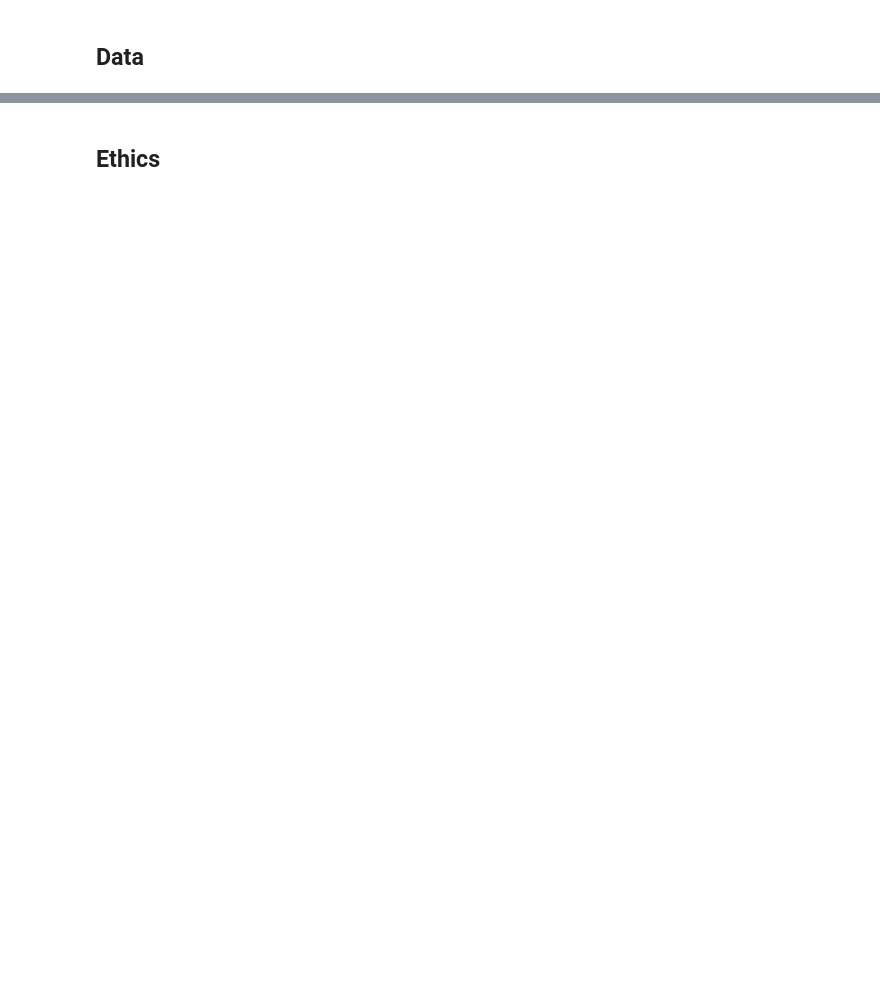
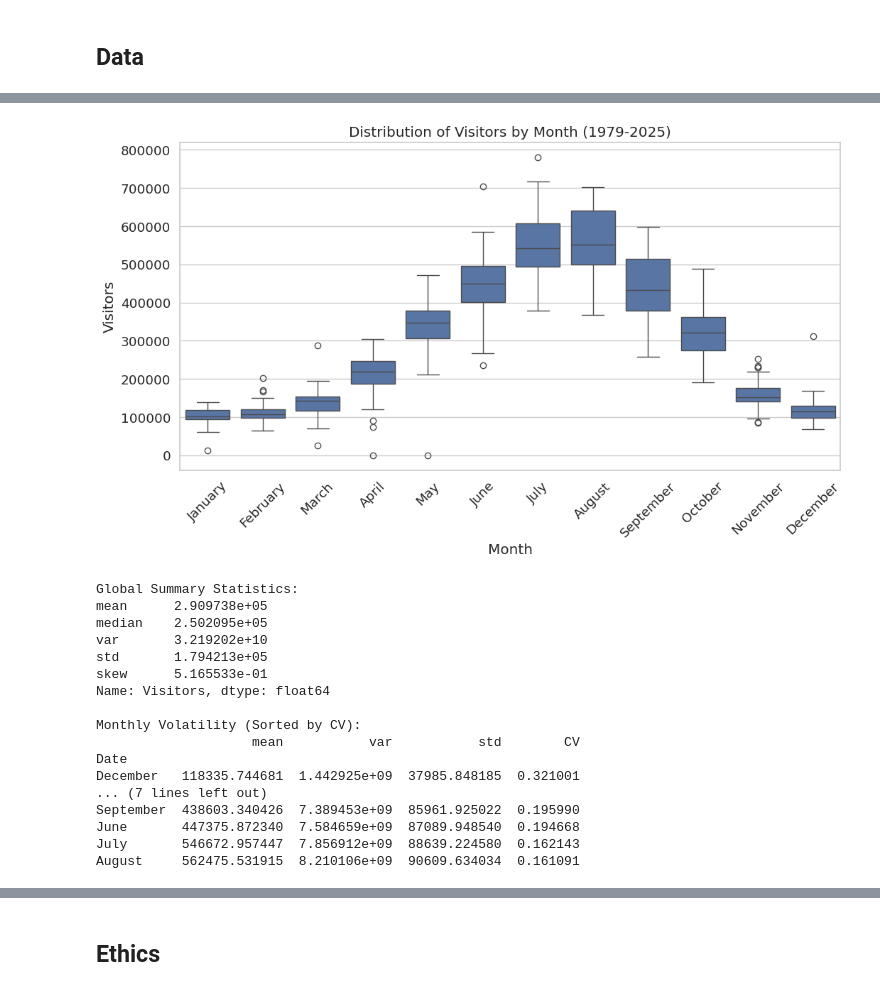
Before and after one commit to COGS108/Group046_WI26, a Jupyter notebook: 03-FinalProject.ipynb, the cells around one changed output, grey strips where cells are left out. Saved outputs shown, nothing was run; the diff lists cells and outputs as text; code cells hidden in the pictures; blank space fills up the shorter version.

```diff
--- a/03-FinalProject.ipynb
+++ b/03-FinalProject.ipynb
@@ -126,0 +734,69 @@ Some more words and stuff.  Remember notebooks work best if you interleave the c
+# %%
+import pandas as pd
+import numpy as np
+import statsmodels.api as sm
+import matplotlib.pyplot as plt
+import seaborn as sns
+
+#import data
+df = pd.read_csv(('data/02-processed/yosemite_visitors_cleaned.csv'), index_col='Date', parse_dates=True)
+
+df['Month'] = df.index.month_name()
+
+#plot data
+plt.figure(figsize=(12, 6))
+sns.boxplot(x='Month', y='Visitors', data=df,
+            order=['January', 'February', 'March', 'April', 'May', 'June',
+                   'July', 'August', 'September', 'October', 'November', 'December'])
+plt.title('Distribution of Visitors by Month (1979-2025)')
+plt.xticks(rotation=45)
+plt.show()
+
+#---------------
+# Load and prepare data
+df = pd.read_csv('data/02-processed/yosemite_visitors_cleaned.csv')
+df['Date'] = pd.to_datetime(df['Date'])
+df = df.sort_values('Date').set_index('Date')
+
+# Global Variance and Distribution Stats
+global_stats = df['Visitors'].agg(['mean', 'median', 'var', 'std', 'skew'])
+
+# Monthly Volatility, Grouping by month to see seasonal variance
+# Coeff of var CV = std / mean
+monthly_stats = df.groupby(df.index.month_name())['Visitors'].agg(['mean', 'var', 'std'])
+monthly_stats['CV'] = monthly_stats['std'] / monthly_stats['mean']
+
+# 3.variation by decade
+df['Decade'] = (df.index.year // 10) * 10
+decade_stats = df.groupby('Decade')['Visitors'].agg(['mean', 'var', 'std'])
+decade_stats['CV'] = decade_stats['std'] / decade_stats['mean']
+
+# 4.YoY % Change
+annual_totals = df['Visitors'].resample('A').sum()
+yoy_growth = annual_totals.pct_change()
+growth_variance = yoy_growth.var()
+
+# Display Results
+print("Global Summary Statistics:")
+print(global_stats)
+print("\nMonthly Volatility (Sorted by CV):")
+print(monthly_stats.sort_values('CV', ascending=False))
+# %% [output]
+[figure, added]
+Global Summary Statistics:
+mean      2.909738e+05
+median    2.502095e+05
+var       3.219202e+10
+std       1.794213e+05
+skew      5.165533e-01
+Name: Visitors, dtype: float64
+
+Monthly Volatility (Sorted by CV):
+                    mean           var           std        CV
+Date
+December   118335.744681  1.442925e+09  37985.848185  0.321001
+... (7 lines left out)
+September  438603.340426  7.389453e+09  85961.925022  0.195990
+June       447375.872340  7.584659e+09  87089.948540  0.194668
+July       546672.957447  7.856912e+09  88639.224580  0.162143
+August     562475.531915  8.210106e+09  90609.634034  0.161091
```
Also changed, not shown: parts of 50 cells of this notebook.
